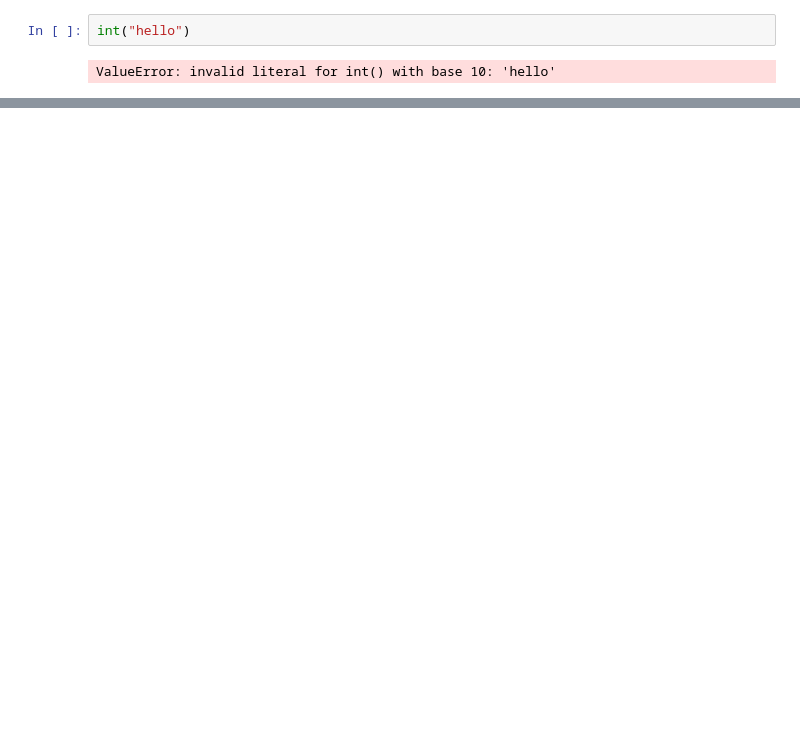
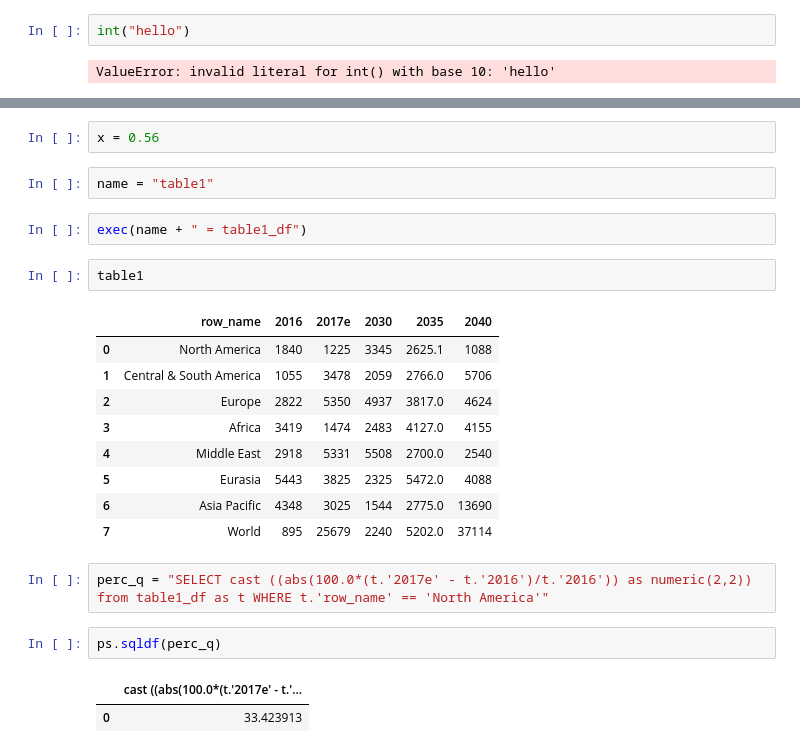
Before and after one commit to geokaragiannis/statchecker, a Jupyter notebook: src/demo_query_generation.ipynb, the cells around one changed output, grey strips where cells are left out. Cells and saved outputs as stored; diff of their text form; blank space fills up the shorter version.

```diff
--- a/src/demo_query_generation.ipynb
+++ b/src/demo_query_generation.ipynb
@@ -265,0 +324,25 @@ ValueError: invalid literal for int() with base 10: 'hello'
+# %%
+x = 0.56
+# %%
+name = "table1"
+# %%
+exec(name + " = table1_df")
+# %%
+table1
+# %% [output]
+|  | row_name | 2016 | 2017e | 2030 | 2035 | 2040 |
+| 0 | North America | 1840 | 1225 | 3345 | 2625.1 | 1088 |
+| 1 | Central & South America | 1055 | 3478 | 2059 | 2766.0 | 5706 |
+| 2 | Europe | 2822 | 5350 | 4937 | 3817.0 | 4624 |
+| 3 | Africa | 3419 | 1474 | 2483 | 4127.0 | 4155 |
+| 4 | Middle East | 2918 | 5331 | 5508 | 2700.0 | 2540 |
+| 5 | Eurasia | 5443 | 3825 | 2325 | 5472.0 | 4088 |
+| 6 | Asia Pacific | 4348 | 3025 | 1544 | 2775.0 | 13690 |
+| 7 | World | 895 | 25679 | 2240 | 5202.0 | 37114 |
+# %%
+perc_q = "SELECT cast ((abs(100.0*(t.'2017e' - t.'2016')/t.'2016')) as numeric(2,2)) from table1_df as t WHERE t.'row_name' == 'North America'"
+# %%
+ps.sqldf(perc_q)
+# %% [output]
+|  | cast ((abs(100.0*(t.'2017e' - t.'... |
+| 0 | 33.423913 |
```
Also changed, not shown: parts of 20 cells of this notebook, 1 other file.
